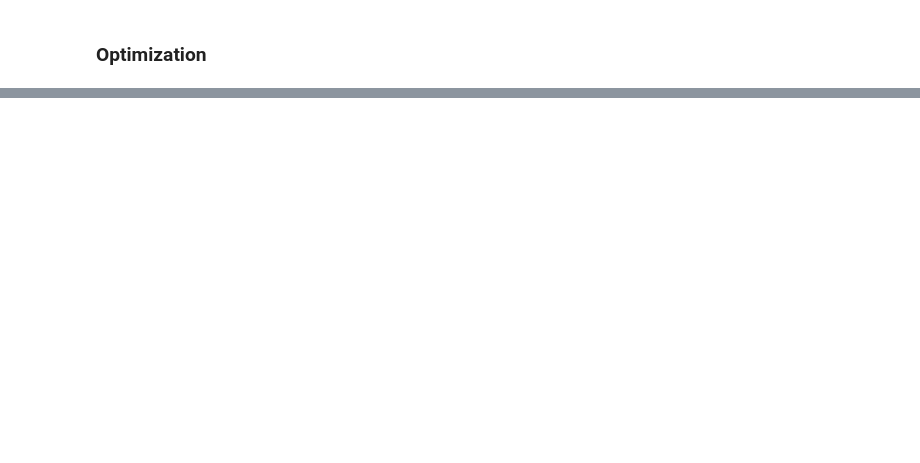
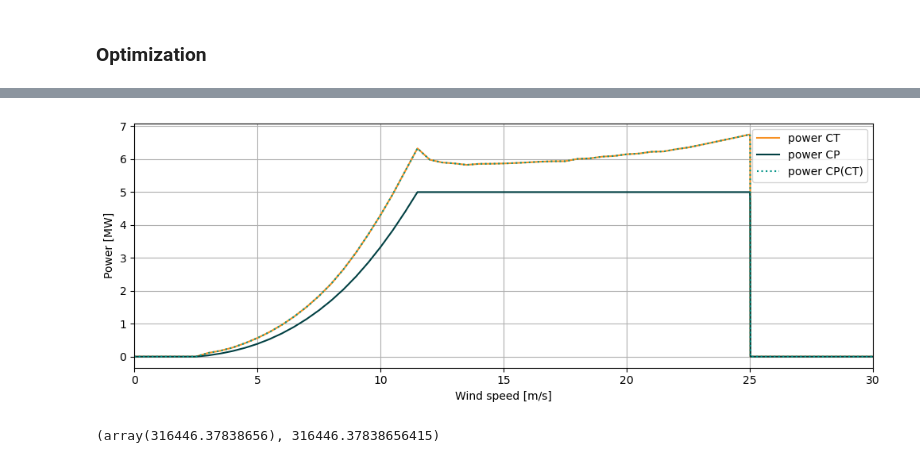
Before and after one commit to chrisosse/TouchWind_Optimization_Framework, a Jupyter notebook: framework_test.ipynb, the cells around one changed output, grey strips where cells are left out. Saved outputs shown, nothing was run; the diff lists cells and outputs as text; code cells hidden in the pictures; blank space fills up the shorter version.

```diff
--- a/framework_test.ipynb
+++ b/framework_test.ipynb
@@ -338,0 +578,43 @@ plt.show()
+# %%
+rho = 1.225
+A = np.pi * (126/2)**2
+
+power_cp = 1 / 2 * rho * A * velocity**3 * power_coef
+power_cpct = 1 / 2 * rho * A * velocity**3 * CP
+power_ct = 2 * rho * A * velocity**3 * ai * (1 - ai)**2
+
+fig = plt.figure()
+fig.set_size_inches(12, 4)
+ax = fig.add_subplot(1, 1, 1)
+ax.plot(velocity, power_ct/1e6, color=colors[0], label='power CT')
+ax.plot(velocity, power_cp/1e6, color=colors[1], label='power CP')
+ax.plot(velocity, power_cpct/1e6, color=colors[2], label='power CP(CT)', linestyle=':')
+ax.set_xlabel('Wind speed [m/s]')
+ax.set_ylabel('Power [MW]')
+ax.grid()
+ax.legend()
+ax.set_xlim(0, 30)
+plt.show()
+# %% [output]
+[figure, added]
+# %%
+p_model = c.model.farm.floris.farm.turbine_power_interps['nrel_5MW_initial'](5)
+
+velocity5 = 5
+thrust_coef5 = 0.89210543
+power_coef5 = 0.406059
+
+fCt_Cp_interp = interp1d(
+    thrust_coef,
+    power_coef,
+    fill_value=(0.0, 1.0),
+    bounds_error=False,
+)
+
+power_coefCt = fCt_Cp_interp(thrust_coef5)
+
+p_new = 1 / 2 * A * velocity5**3 * power_coefCt
+
+p_model, p_new, 316446.37838656
+# %% [output]
+(array(316446.37838656), 316446.37838656415)
```
Also changed, not shown: parts of 16 cells of this notebook, 3 other files.
